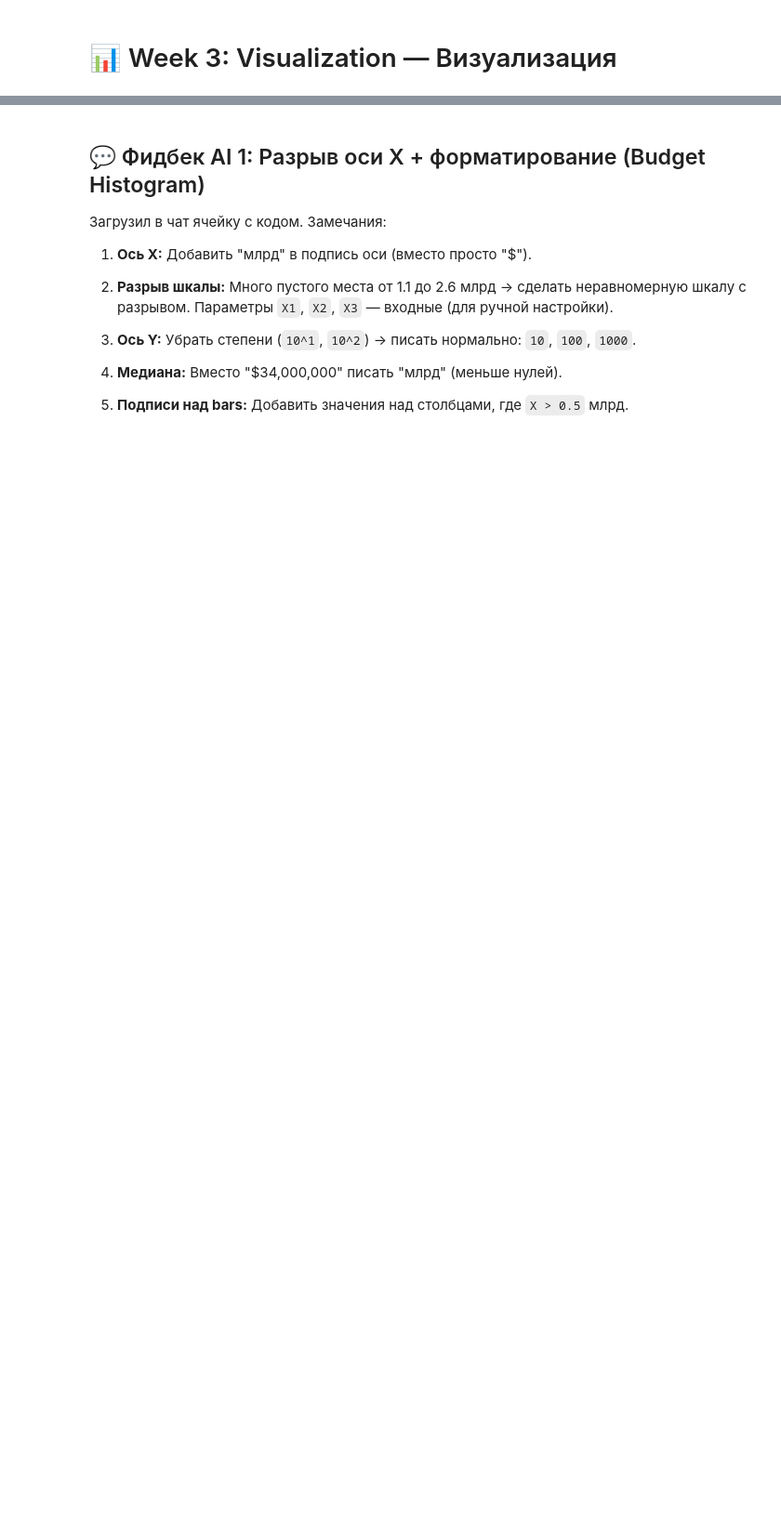
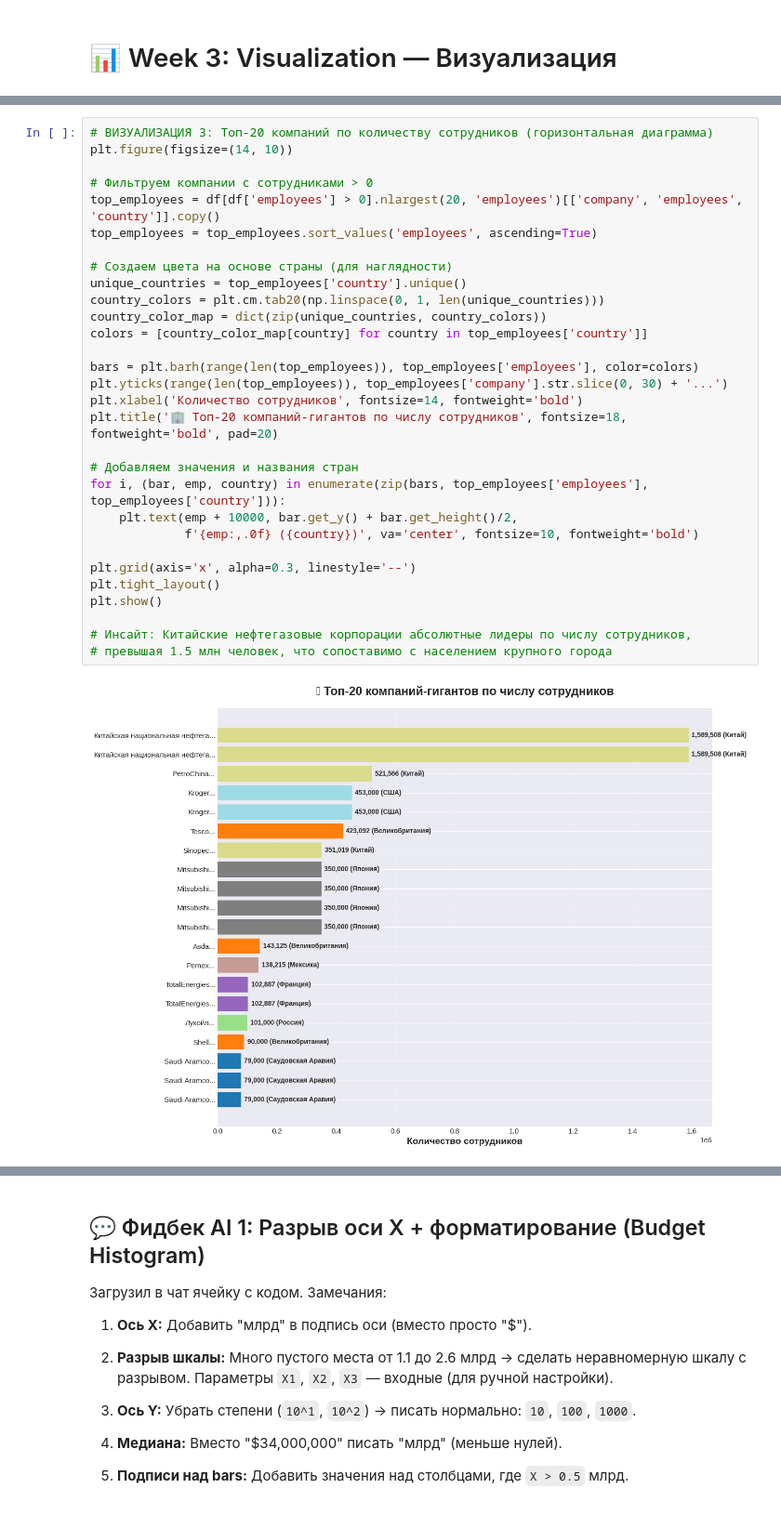
Before and after one commit to Viktoria2006Fal/python-ai-faleeva-viktoria, a Jupyter notebook: notebooks/week3_visualization.ipynb, the cells around one changed output, grey strips where cells are left out. Shown at 93% size. Cells and saved outputs as stored; diff of their text form; blank space fills up the shorter version.

```diff
--- a/notebooks/week3_visualization.ipynb
+++ b/notebooks/week3_visualization.ipynb
@@ -269,0 +403,32 @@ print(f"   Блокбастеров (≥$50M): {high_budget} ({high_budget/len(d
+# %%
+# ВИЗУАЛИЗАЦИЯ 3: Топ-20 компаний по количеству сотрудников (горизонтальная диаграмма)
+plt.figure(figsize=(14, 10))
+
+# Фильтруем компании с сотрудниками > 0
+top_employees = df[df['employees'] > 0].nlargest(20, 'employees')[['company', 'employees', 'country']].copy()
+top_employees = top_employees.sort_values('employees', ascending=True)
+
+# Создаем цвета на основе страны (для наглядности)
+unique_countries = top_employees['country'].unique()
+country_colors = plt.cm.tab20(np.linspace(0, 1, len(unique_countries)))
+country_color_map = dict(zip(unique_countries, country_colors))
+colors = [country_color_map[country] for country in top_employees['country']]
+
+bars = plt.barh(range(len(top_employees)), top_employees['employees'], color=colors)
+plt.yticks(range(len(top_employees)), top_employees['company'].str.slice(0, 30) + '...')
+plt.xlabel('Количество сотрудников', fontsize=14, fontweight='bold')
+plt.title('🏢 Топ-20 компаний-гигантов по числу сотрудников', fontsize=18, fontweight='bold', pad=20)
+
+# Добавляем значения и названия стран
+for i, (bar, emp, country) in enumerate(zip(bars, top_employees['employees'], top_employees['country'])):
+    plt.text(emp + 10000, bar.get_y() + bar.get_height()/2,
+             f'{emp:,.0f} ({country})', va='center', fontsize=10, fontweight='bold')
+
+plt.grid(axis='x', alpha=0.3, linestyle='--')
+plt.tight_layout()
+plt.show()
+
+# Инсайт: Китайские нефтегазовые корпорации абсолютные лидеры по числу сотрудников,
+# превышая 1.5 млн человек, что сопоставимо с населением крупного города
+# %% [output]
+[figure, added]
```
Also changed, not shown: parts of 68 cells of this notebook.
